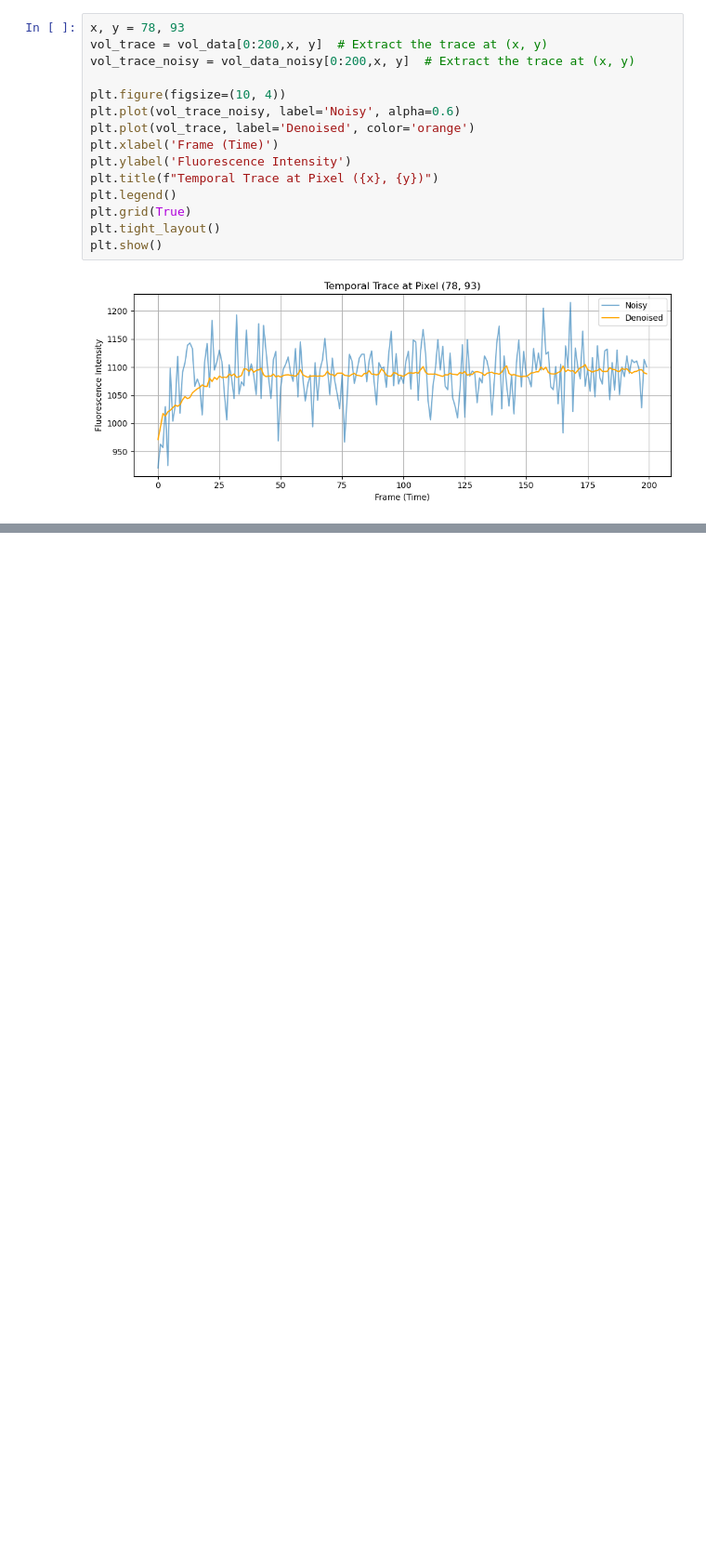
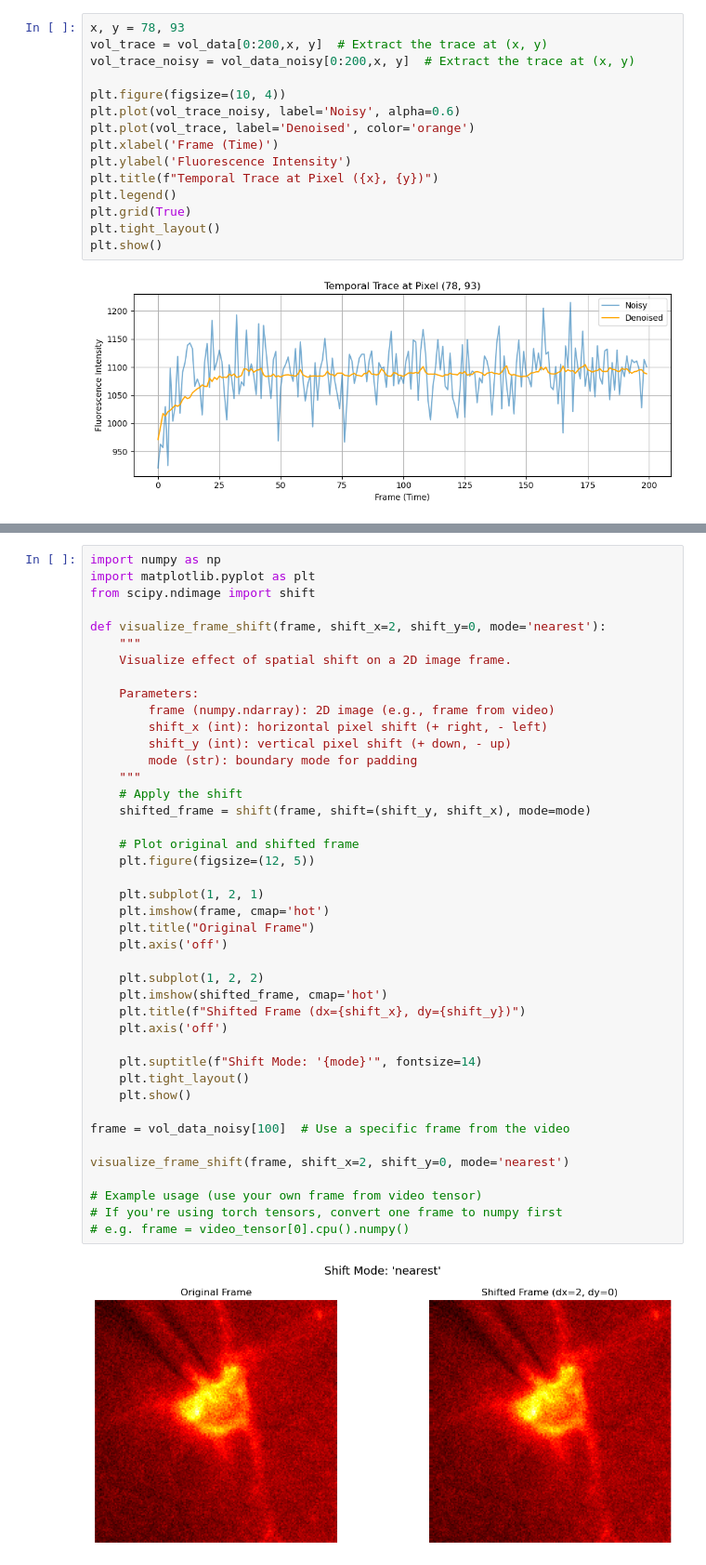
Before and after one commit to bhasub24/Denoising, a Jupyter notebook: exploration.ipynb, the cells around one changed output, grey strips where cells are left out. Shown at 93% size. Saved outputs shown, nothing was run; the diff lists cells and outputs as text; blank space fills up the shorter version.

```diff
--- a/exploration.ipynb
+++ b/exploration.ipynb
@@ -189,3 +279,47 @@ interact(interactive_plot,
          height=IntSlider(min=1, max=frame.shape[0], step=1, value=15));
 # %% [output]
 interactive(children=(IntSlider(value=30, description='x', max=183), IntSlider(value=40, description='y', max=…
+# %%
+import numpy as np
+import matplotlib.pyplot as plt
+from scipy.ndimage import shift
+
+def visualize_frame_shift(frame, shift_x=2, shift_y=0, mode='nearest'):
+    """
+    Visualize effect of spatial shift on a 2D image frame.
+
+    Parameters:
+        frame (numpy.ndarray): 2D image (e.g., frame from video)
+        shift_x (int): horizontal pixel shift (+ right, - left)
+        shift_y (int): vertical pixel shift (+ down, - up)
+        mode (str): boundary mode for padding
+    """
+    # Apply the shift
+    shifted_frame = shift(frame, shift=(shift_y, shift_x), mode=mode)
+
+    # Plot original and shifted frame
+    plt.figure(figsize=(12, 5))
+
+    plt.subplot(1, 2, 1)
+    plt.imshow(frame, cmap='hot')
+    plt.title("Original Frame")
+    plt.axis('off')
+
+    plt.subplot(1, 2, 2)
+    plt.imshow(shifted_frame, cmap='hot')
+    plt.title(f"Shifted Frame (dx={shift_x}, dy={shift_y})")
+    plt.axis('off')
+
+    plt.suptitle(f"Shift Mode: '{mode}'", fontsize=14)
+    plt.tight_layout()
+    plt.show()
+
+frame = vol_data_noisy[100]  # Use a specific frame from the video
+
+visualize_frame_shift(frame, shift_x=2, shift_y=0, mode='nearest')
+
+# Example usage (use your own frame from video tensor)
+# If you're using torch tensors, convert one frame to numpy first
+# e.g. frame = video_tensor[0].cpu().numpy()
+# %% [output]
+[figure, added]
```
Also changed, not shown: parts of 15 cells of this notebook, 18 other files.
